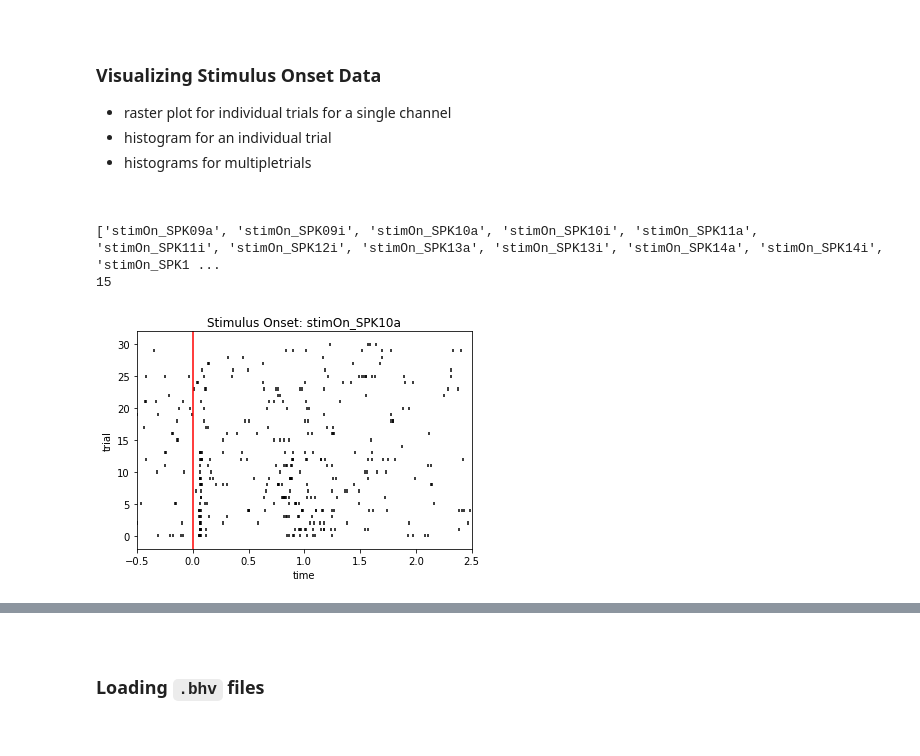
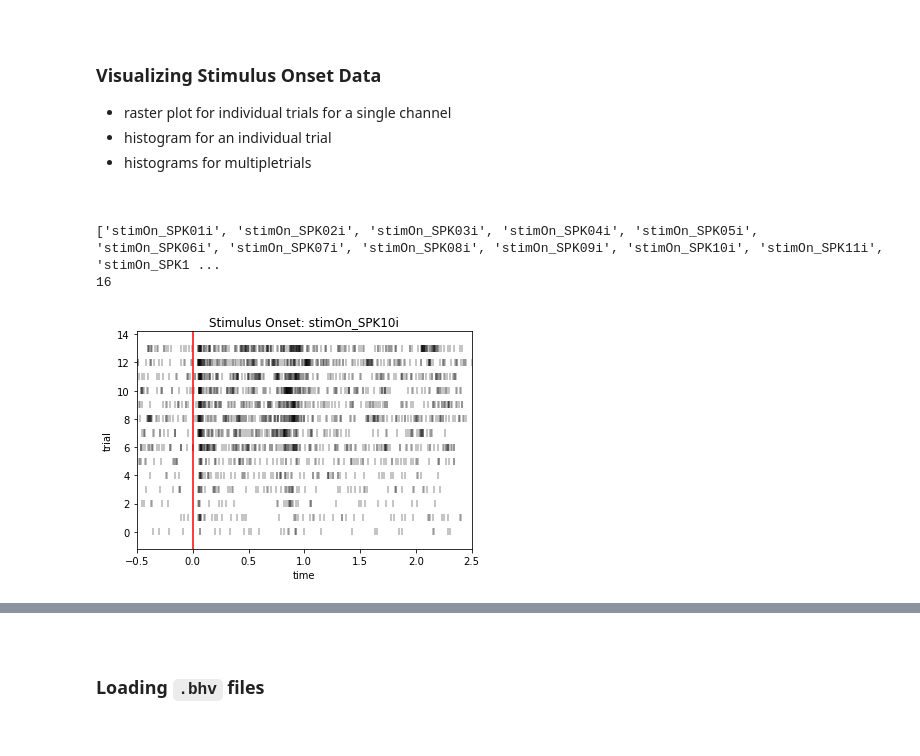
Before and after one commit to SmilodonCub/linArray, a Jupyter notebook: linArray_notebook.ipynb, the cells around one changed output, grey strips where cells are left out. Cells and saved outputs as stored; diff of their text form; code cells hidden in the pictures.

```diff
--- a/linArray_notebook.ipynb
+++ b/linArray_notebook.ipynb
@@ -18,7 +20,7 @@ import seaborn as sns
 from scipy import signal
 # %%
 #load .mat into python environment
-linArrayPath = "/home/bonzilla/Documents/smilodonCub_fossils/MATLAB/linArrayWorkspace.mat"
+linArrayPath = "/home/bonzilla/Desktop/scienceLife/linArray/linArray/T35_083018_t1_spikingDAT.mat"
 linArrayMat = loadmat( linArrayPath )
 # %%
 print( type( linArrayMat ) )
@@ -133,6 +144,6 @@ spikeKeys.head()
 # %%
 # some helper functions to help format the linear array dictionary
-def getStartEndTimestanps( array_DF, task ):
+def getStartEndTimestamps( array_DF, task ):
     """
     return the trial start and end timestamps for a task
     """
@@ -160,7 +171,7 @@ def getChannelTrialData( array_DF, task, channel ):
     channelDat_DF = pd.DataFrame( data = channelDat,
                                  columns = [ 'timestamps' ] )
     # a DF for all the start/stop timestamps for each trial for `task`
-    task_DF = getStartEndTimestanps( array_DF, task )
+    task_DF = getStartEndTimestamps( array_DF, task )
     numTrials = len( task_DF[ 'start' ] )
     timeStampLists = pd.Series([], dtype= 'float64')
 
@@ -201,7 +212,7 @@ def getMultiChannelTrialData( array_DF, dataType, task ):
     task: string for task batched data intervals
     """
     selectData_df = getDataTypeNames( array_DF, dataType )
-    task_DF = getStartEndTimestanps( array_DF, task )
+    task_DF = getStartEndTimestamps( array_DF, task )
 
     #for each item in channel_df:
     for aChannel in range( len( selectData_df ) ):
@@ -232,9 +243,9 @@ def addEventMarker( array_DF, task_DF, eventmarkers, task ):
         if colNames[ 'keys' ].str.contains( strobedLabel ).any():
             taskEventMarkers = getChannelTrialData( array_DF, task, strobedLabel )
         else:
-            raise Exception( 'Sorry, eventmarker not present\nbe sure to enter \
-                        only the integer value of the event\nex: CORRECT: 14 \
-                        INCORRECT: 00014, Strobed00014')
+            raise Exception( """Sorry, eventmarker not present
+            be sure to enter only the integer value of the event
+            ex: CORRECT: 14 INCORRECT: 00014, Strobed00014""")
         task_DF[ strobedLabel ] = taskEventMarkers
     return task_DF
 # %%
@@ -344,8 +355,8 @@ stimOnCols = [item for sublist in stimOnCols for item in sublist]
 print( stimOnCols )
 print( len( stimOnCols ) )
 # %% [output]
-['stimOn_SPK09a', 'stimOn_SPK09i', 'stimOn_SPK10a', 'stimOn_SPK10i', 'stimOn_SPK11a', 'stimOn_SPK11i', 'stimOn_SPK12i', 'stimOn_SPK13a', 'stimOn_SPK13i', 'stimOn_SPK14a', 'stimOn_SPK14i', 'stimOn_SPK1 ...
-15
+['stimOn_SPK01i', 'stimOn_SPK02i', 'stimOn_SPK03i', 'stimOn_SPK04i', 'stimOn_SPK05i', 'stimOn_SPK06i', 'stimOn_SPK07i', 'stimOn_SPK08i', 'stimOn_SPK09i', 'stimOn_SPK10i', 'stimOn_SPK11i', 'stimOn_SPK1 ...
+16
 # %%
 # raster plot for a channel
 def channelSpikeRaster( data_df, channel ):
@@ -354,7 +365,7 @@ def channelSpikeRaster( data_df, channel ):
     for a given channel in data_df
     """
     neuralData = data_df[channel]
-    fig = plt.eventplot(neuralData, color='black', linelengths = 0.5)
+    fig = plt.eventplot(neuralData, color='black', linelengths = 0.5, alpha = 0.3 )
     plt.title('Stimulus Onset: ' + channel)
     plt.xlabel('time')
     plt.ylabel('trial')
@@ -364,9 +375,9 @@ def channelSpikeRaster( data_df, channel ):
     return fig
 # %%
 # example raster plot
-aplot = channelSpikeRaster( a, 'stimOn_SPK10a' )
+aplot = channelSpikeRaster( a, 'stimOn_SPK10i' )
 # %% [output]
-[figure, old version]
+[figure, new version]
 # %%
 # subplots for multiple rasters
 def multiChannel_rasterplot( data_df, channel ):
```
Also changed, not shown: parts of 27 cells of this notebook.
